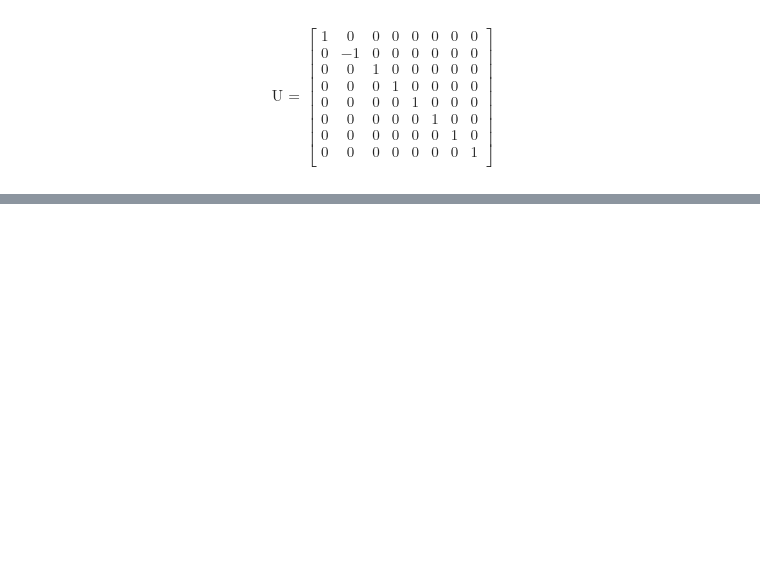
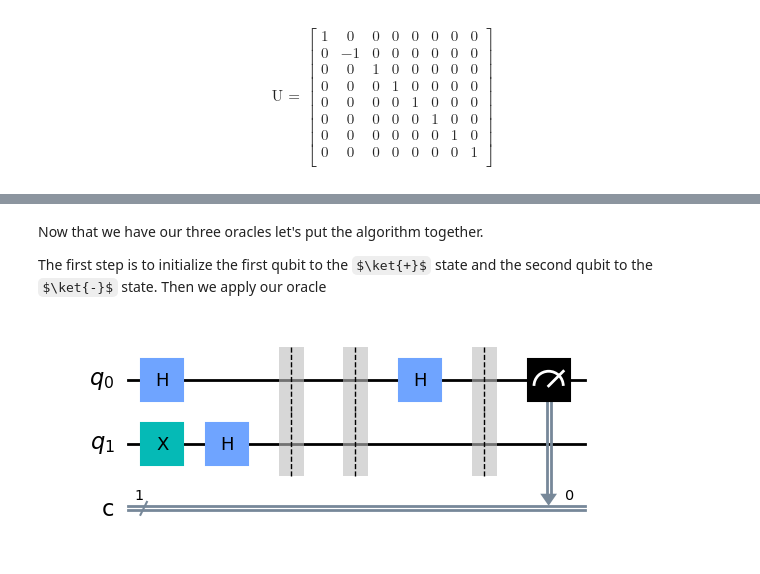
Before and after one commit to nunopcfmarques/IICQ-Project, a Jupyter notebook: IICQ-Notebook.ipynb, the cells around one changed output, grey strips where cells are left out. Cells and saved outputs as stored; diff of their text form; code cells hidden in the pictures; some formulas as TeX source; blank space fills up the shorter version.

Commit message:
Added DJ Algorithm

```diff
--- a/IICQ-Notebook.ipynb
+++ b/IICQ-Notebook.ipynb
@@ -367,0 +416,21 @@ Actual prob: 0.7669725769811029, Measured prob: 0.7744140625
+# %% [markdown]
+Now that we have our three oracles let's put the algorithm together.
+
+The first step is to initialize the first qubit to the $\ket{+}$ state and the second qubit to the $\ket{-}$ state. Then we apply our oracle
+# %%
+dj_qc = QuantumCircuit(n + 1, n)
+
+dj_qc.h(0)
+
+dj_qc.x(1)
+dj_qc.h(1)
+
+dj_qc = dj_qc.compose(const_orac)
+
+dj_qc.h(0)
+dj_qc.barrier()
+
+dj_qc.measure(0, 0)
+dj_qc.draw('mpl')
+# %% [output]
+[figure, added]
```
Also changed, not shown: parts of 24 cells of this notebook.
